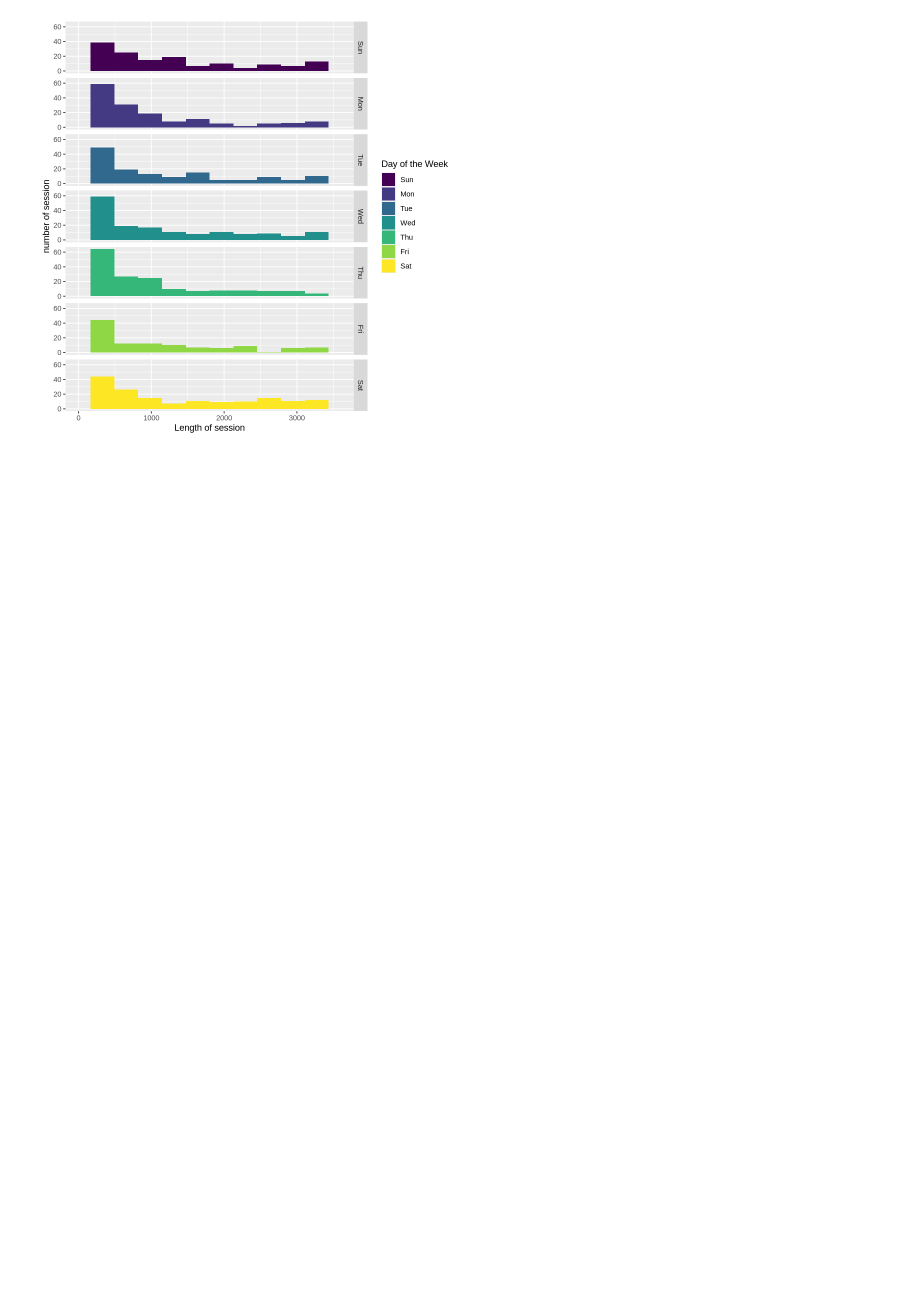
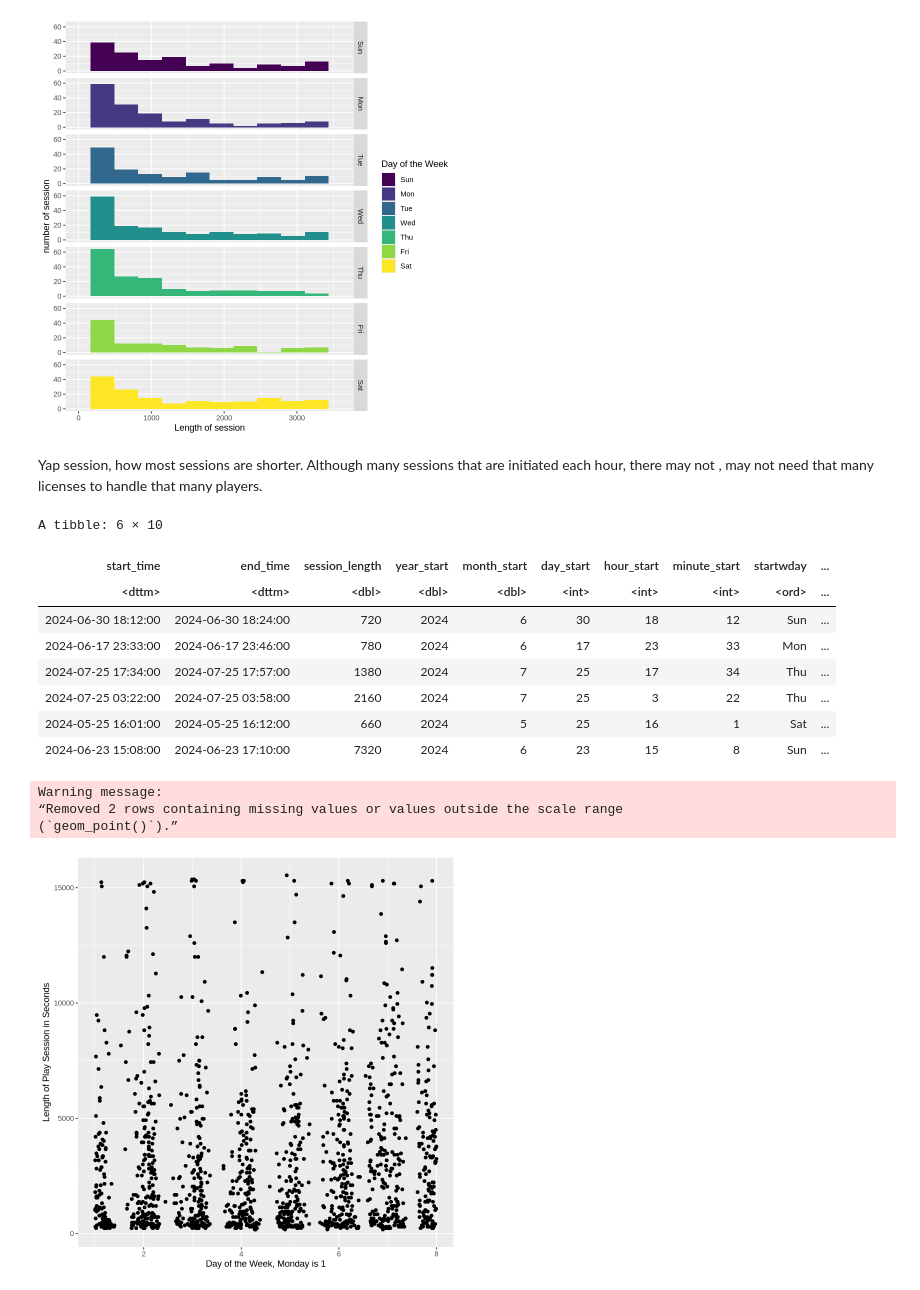
Before and after one commit to wruen/DSCI_100_test, a Jupyter notebook: DSCI_100_group_project.ipynb, the cells around one changed output. Drawn from its saved outputs; the diff is of its cells as text; code cells hidden in the pictures; blank space fills up the shorter version.

```diff
--- a/DSCI_100_group_project.ipynb
+++ b/DSCI_100_group_project.ipynb
@@ -86,3 +89,5 @@ Warning message:
 “Removed 14 rows containing missing values or values outside the scale range
 (`geom_bar()`).”
 [figure]
+# %% [markdown]
+Yap session, how most sessions are shorter. Although many sessions that are initiated each hour, there may not , may not need that many licenses to handle that many players.
@@ -88,0 +100,26 @@ Warning message:
+# %%
+#concept: Change day of the week to a variable based on hour and minute
+session_scale_wday<-sessions_tidy|>
+select(start_time:startwday)|>
+mutate(dayofweek=wday(start_time,label=FALSE,week_start=1)+(minute_start/60+hour_start)/24)
+head(session_scale_wday)
+session_length_wday<-session_scale_wday|>
+ggplot(aes(x=dayofweek,y=session_length))+
+geom_point()+
+labs(x="Day of the Week, Monday is 1",y="Length of Play Session in Seconds")
+session_length_wday
+#then do clustering on play time and day of the week
+# %% [output]
+A tibble: 6 × 10
+| start_time | end_time | session_length | year_start | month_start | day_start | hour_start | minute_start | startwday | ... |
+| <dttm> | <dttm> | <dbl> | <dbl> | <dbl> | <int> | <int> | <int> | <ord> | ... |
+| 2024-06-30 18:12:00 | 2024-06-30 18:24:00 | 720 | 2024 | 6 | 30 | 18 | 12 | Sun | ... |
+| 2024-06-17 23:33:00 | 2024-06-17 23:46:00 | 780 | 2024 | 6 | 17 | 23 | 33 | Mon | ... |
+| 2024-07-25 17:34:00 | 2024-07-25 17:57:00 | 1380 | 2024 | 7 | 25 | 17 | 34 | Thu | ... |
+| 2024-07-25 03:22:00 | 2024-07-25 03:58:00 | 2160 | 2024 | 7 | 25 | 3 | 22 | Thu | ... |
+| 2024-05-25 16:01:00 | 2024-05-25 16:12:00 | 660 | 2024 | 5 | 25 | 16 | 1 | Sat | ... |
+| 2024-06-23 15:08:00 | 2024-06-23 17:10:00 | 7320 | 2024 | 6 | 23 | 15 | 8 | Sun | ... |
+Warning message:
+“Removed 2 rows containing missing values or values outside the scale range
+(`geom_point()`).”
+[figure, added]
```
Also changed, not shown: parts of 6 cells of this notebook.
